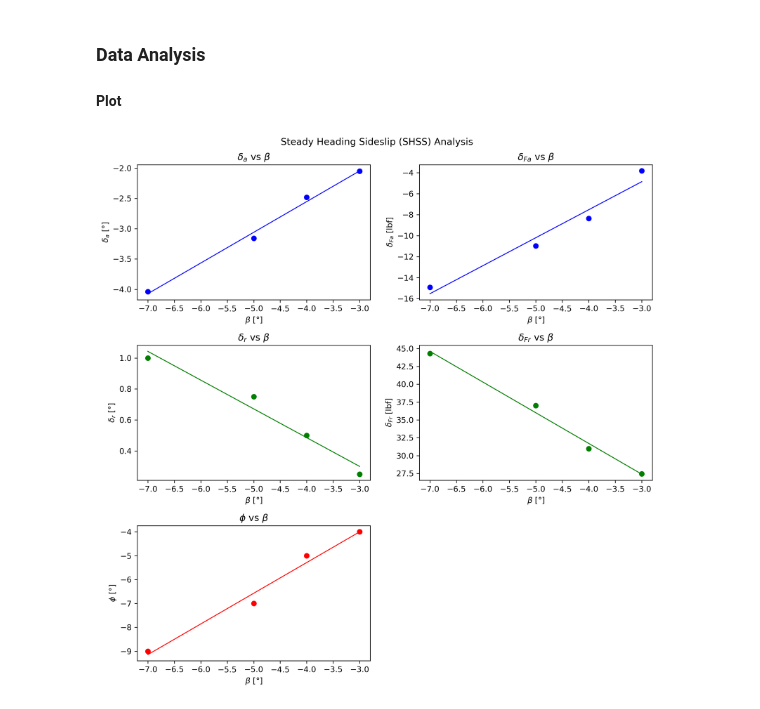
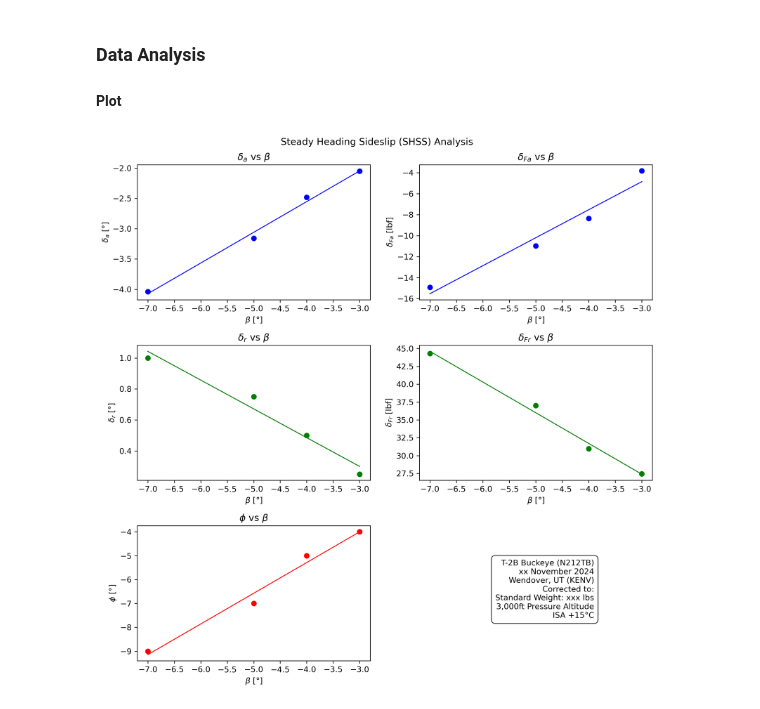
Before and after one commit to dg1234uk/flight-test-shss, a Jupyter notebook: shss.ipynb, the cells around one changed output. Drawn from its saved outputs; the diff is of its cells as text; code cells hidden in the pictures.

Commit message:
Added test configuration text box

```diff
--- a/shss.ipynb
+++ b/shss.ipynb
@@ -97,31 +97,54 @@ for i, param in enumerate(parameters):
 
 axs[2, 1].axis("off")
 plt.suptitle("Steady Heading Sideslip (SHSS) Analysis")
 plt.subplots_adjust(hspace=0.5, wspace=0.5)
 plt.tight_layout()
+
+details = (
+    "T-2B Buckeye (N212TB)\n"
+    "xx November 2024\n"
+    "Wendover, UT (KENV)\n"
+    "Corrected to:\n"
+    "Standard Weight: xxx lbs\n"
+    "3,000ft Pressure Altitude\n"
+    "ISA +15°C"
+)
+# Add the textbox with padding
+props = dict(boxstyle="round,pad=0.5", facecolor="white", alpha=0.8)
+plt.gca().text(
+    0.75,
+    0.75,
+    details,
+    transform=plt.gca().transAxes,
+    fontsize=10,
+    verticalalignment="top",
+    horizontalalignment="right",
+    bbox=props,
+)
+
 plt.show()
 
 # Save the figure
 fig.savefig("./output/plots/shss_plot.png")
 
 for i, param in enumerate(parameters):
     subfig = plt.figure(figsize=(6, 5), dpi=300)
     plt.scatter(
         df_shss["beta"],
         df_shss[param],
         color=colours[i],
         label=f"{latex_labels[param]} vs $\\beta$",
     )
     plt.xlabel("beta")
     plt.ylabel(f"{latex_labels[param]} [{label_units[param]}]")
     plt.xlabel(r"$\beta$ [°]")
     plt.title(f"{latex_labels[param]} vs $\\beta$")
     x = df_shss["beta"]
     y = df_shss[param]
     m, b = np.polyfit(x, y, 1)  # Perform linear fit
     plt.plot(x, m * x + b, color=colours[i], linestyle="-", linewidth=1)
     plt.tight_layout()
     subfig.savefig(f"./output/plots/plot_{param} v Beta.png")
     plt.close(subfig)
 # %% [output]
-[figure, old version]
+[figure, new version]
```
